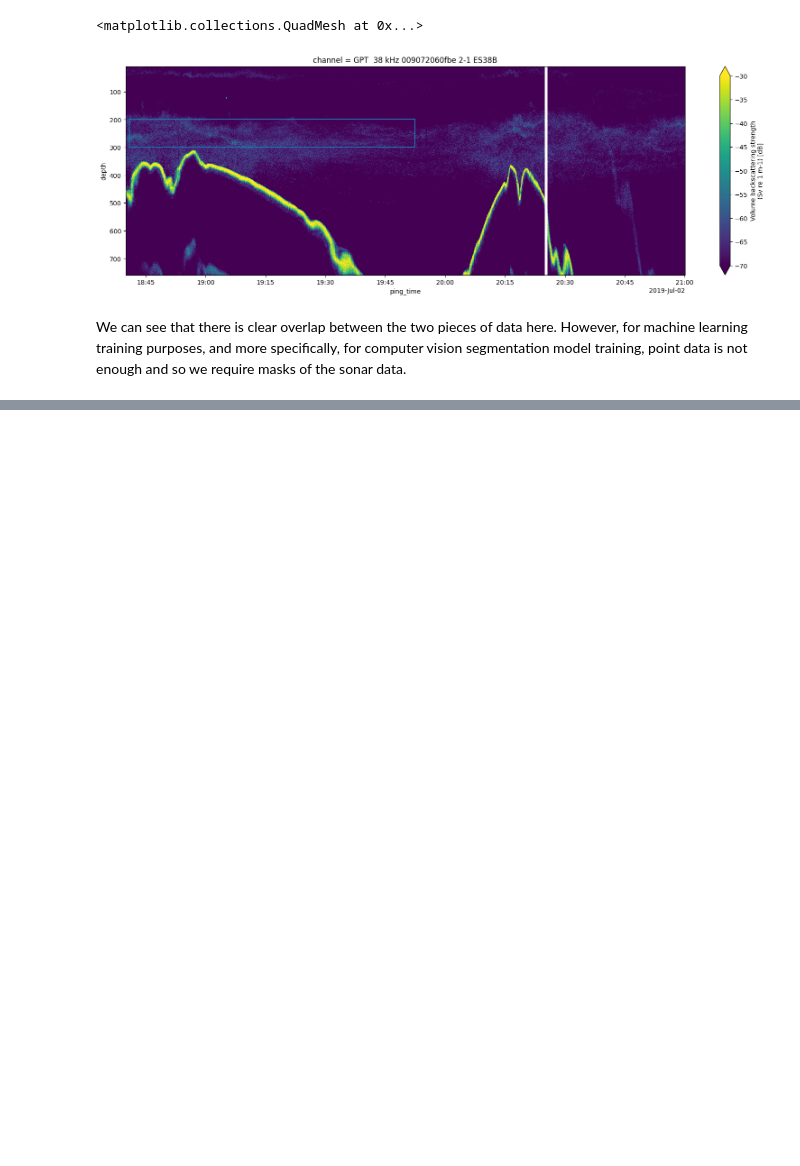
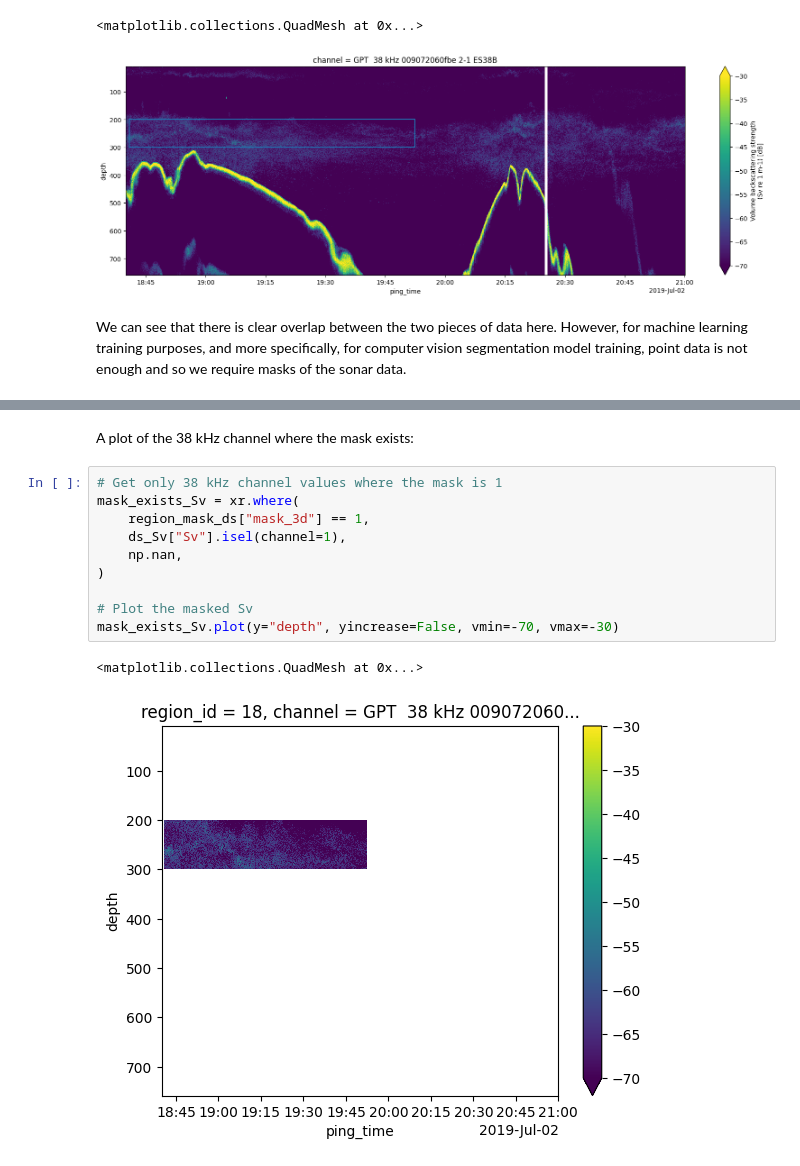
Before and after one commit to OSOceanAcoustics/echoregions, a Jupyter notebook: docs/source/Regions_functionality.ipynb, the cells around one changed output, grey strips where cells are left out. Cells and saved outputs as stored; diff of their text form; blank space fills up the shorter version.

```diff
--- a/docs/source/Regions_functionality.ipynb
+++ b/docs/source/Regions_functionality.ipynb
@@ -131,0 +187,15 @@ region_mask_da, region_contours = regions2d.mask(
+# %% [markdown]
+A plot of the 38 kHz channel where the mask exists:
+# %%
+# Get only 38 kHz channel values where the mask is 1
+mask_exists_Sv = xr.where(
+    region_mask_ds["mask_3d"] == 1,
+    ds_Sv["Sv"].isel(channel=1),
+    np.nan,
+)
+
+# Plot the masked Sv
+mask_exists_Sv.plot(y="depth", yincrease=False, vmin=-70, vmax=-30)
+# %% [output]
+<matplotlib.collections.QuadMesh at 0x...>
+[figure, added]
```
Also changed, not shown: parts of 17 cells of this notebook, 1 other file.
